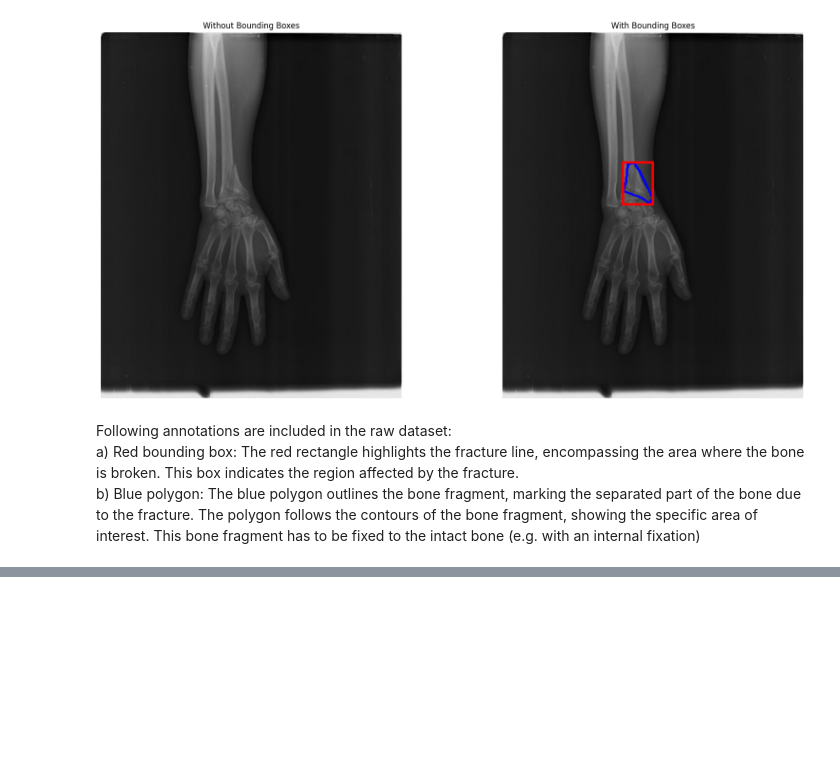
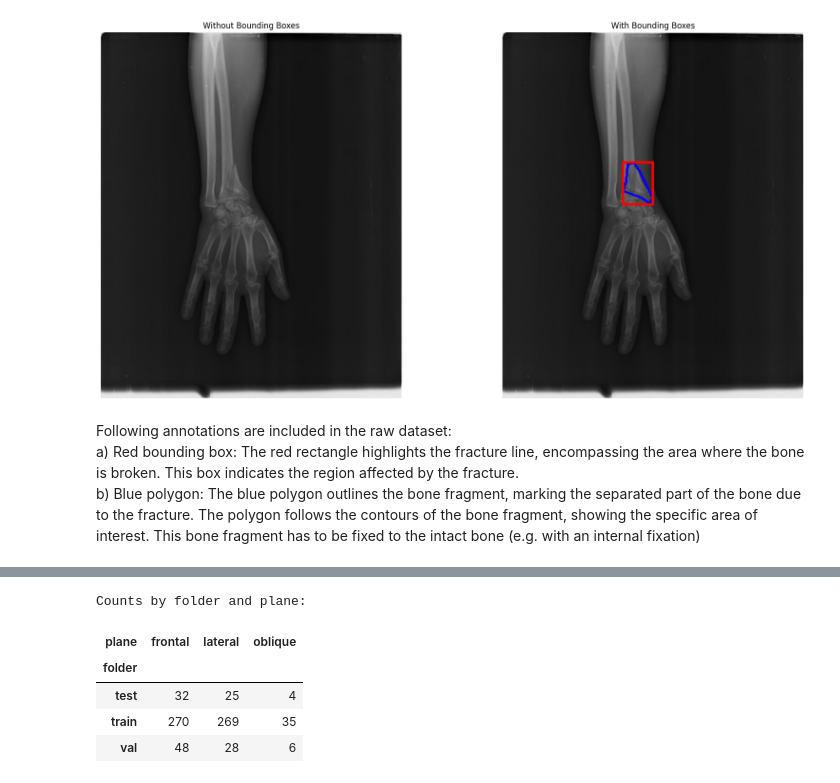
Before and after one commit to hueglijoshua/CVI03.HS24-Computer-Vision, a Jupyter notebook: 02_raw_data_analysis.ipynb, the cells around one changed output, grey strips where cells are left out. Cells and saved outputs as stored; diff of their text form; code cells hidden in the pictures; blank space fills up the shorter version.

```diff
--- a/02_raw_data_analysis.ipynb
+++ b/02_raw_data_analysis.ipynb
@@ -154,0 +271,17 @@ The polygon follows the contours of the bone fragment, showing the specific area
+# %%
+plane_counts = (
+    df_annotations
+    .groupby(["folder", "plane"])["img_name"]
+    .count()
+    .unstack(fill_value=0)
+)
+
+print("\nCounts by folder and plane:")
+plane_counts
+# %% [output]
+Counts by folder and plane:
+| plane | frontal | lateral | oblique |
+| folder |  |  |  |
+| test | 32 | 25 | 4 |
+| train | 270 | 269 | 35 |
+| val | 48 | 28 | 6 |
```
Also changed, not shown: parts of 6 cells of this notebook.
